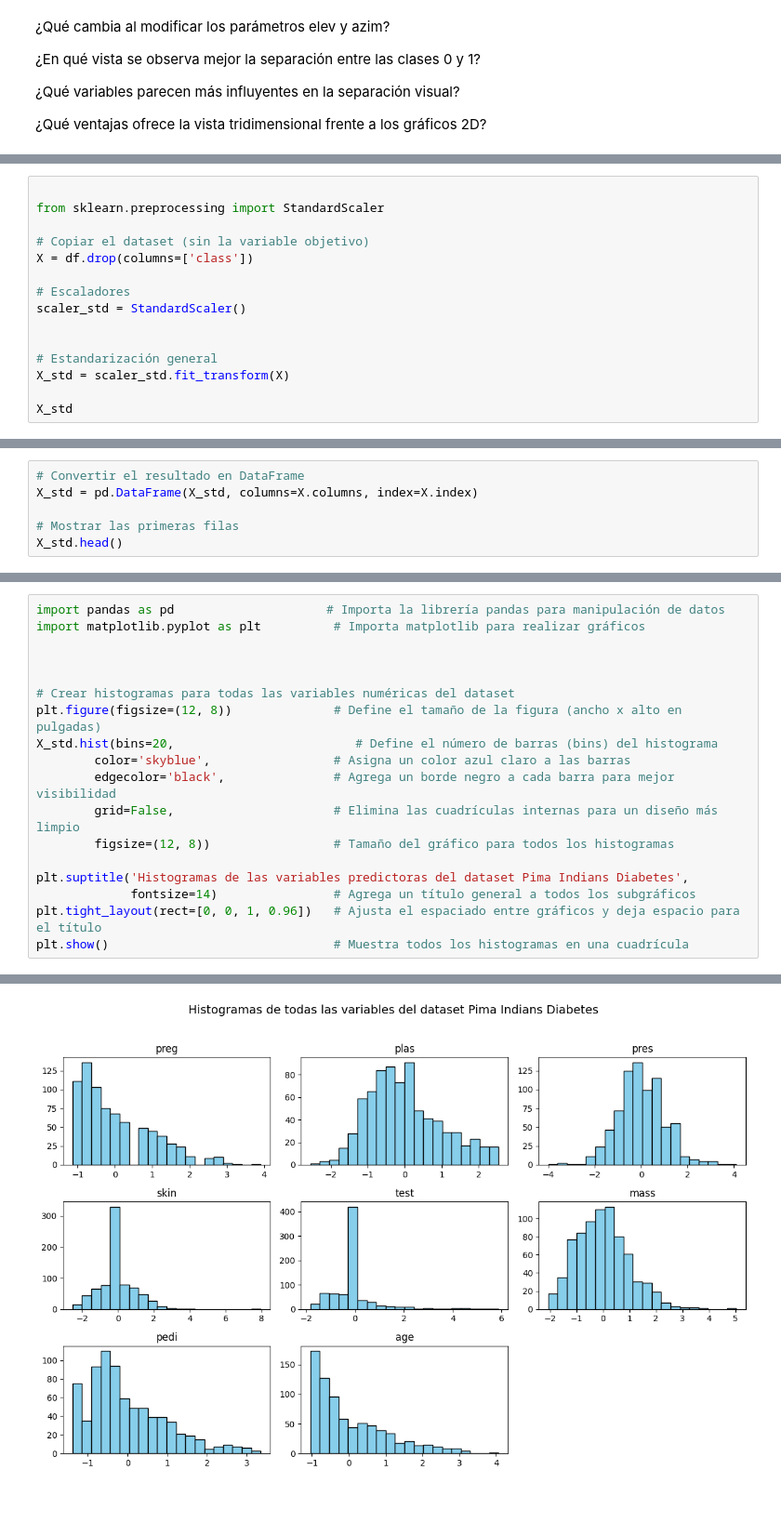
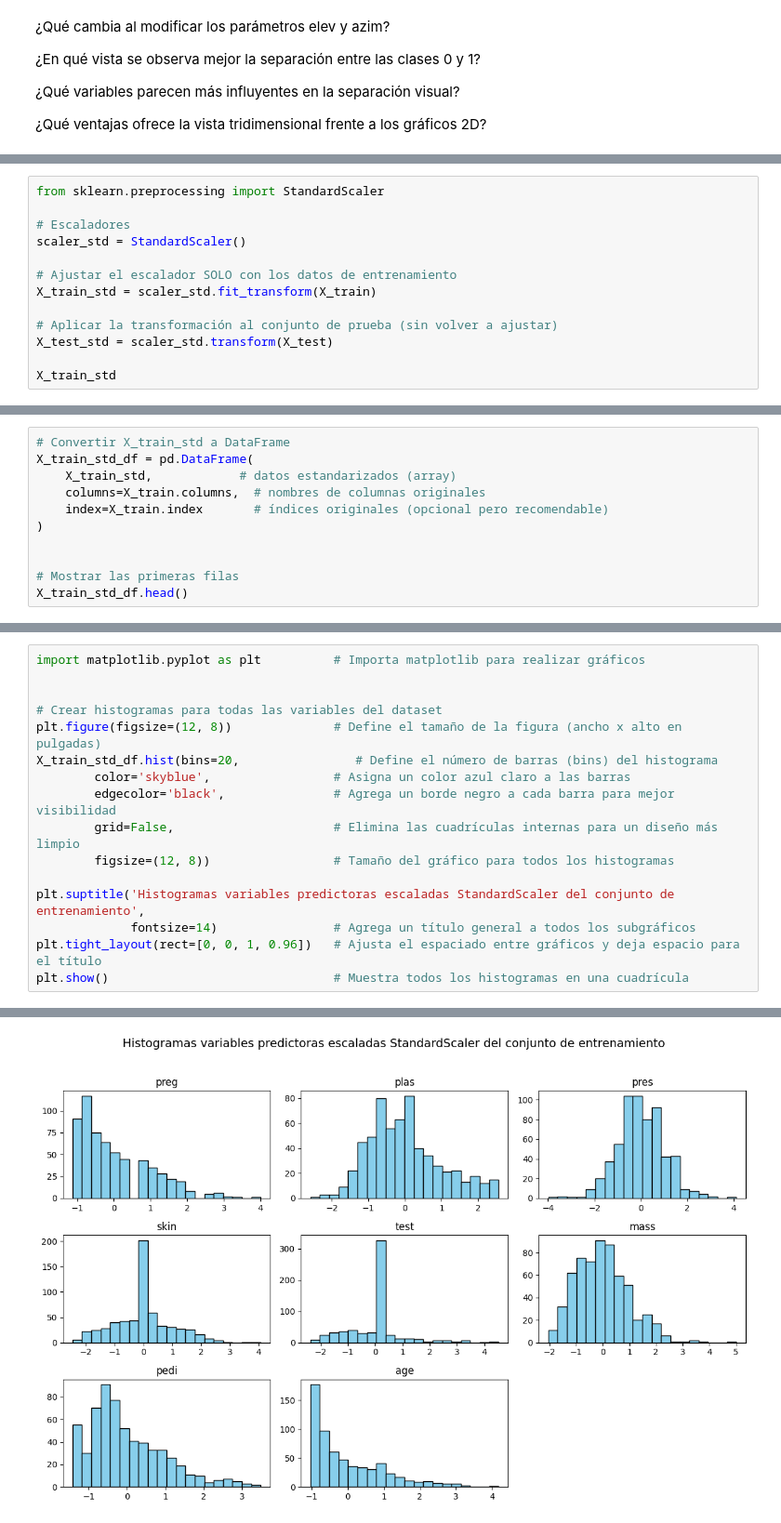
Before and after one commit to JavierPeraltaAzagra/Big-Data-e-IA, a Jupyter notebook: Sistemas de aprendizaje automático/RA2/practica2.ipynb, the cells around one changed output, grey strips where cells are left out. Shown at 93% size. Drawn from its saved outputs; the diff is of its cells as text.

```diff
--- a/Sistemas de aprendizaje automático/RA2/practica2.ipynb
+++ b/Sistemas de aprendizaje automático/RA2/practica2.ipynb
@@ -527,16 +757,14 @@ x_escalado = (x - u)/desv_tipica(x)
 # %%
-
 from sklearn.preprocessing import StandardScaler
-
-# Copiar el dataset (sin la variable objetivo)
-X = df.drop(columns=['class'])
 
 # Escaladores
 scaler_std = StandardScaler()
 
+# Ajustar el escalador SOLO con los datos de entrenamiento
+X_train_std = scaler_std.fit_transform(X_train)
 
-# Estandarización general
-X_std = scaler_std.fit_transform(X)
+# Aplicar la transformación al conjunto de prueba (sin volver a ajustar)
+X_test_std = scaler_std.transform(X_test)
 
-X_std
+X_train_std
 # %% [output]
@@ -556,8 +784,13 @@ array([[-0.8427863 ,  0.86468705, -0.03351824, ...,  0.16629174,
 # %%
-# Convertir el resultado en DataFrame
-X_std = pd.DataFrame(X_std, columns=X.columns, index=X.index)
+# Convertir X_train_std a DataFrame
+X_train_std_df = pd.DataFrame(
+    X_train_std,            # datos estandarizados (array)
+    columns=X_train.columns,  # nombres de columnas originales
+    index=X_train.index       # índices originales (opcional pero recomendable)
+)
+
 
 # Mostrar las primeras filas
-X_std.head()
+X_train_std_df.head()
 # %% [output]
 |  | preg | plas | pres | skin | test | mass | pedi | age |
@@ -569,21 +814,19 @@ X_std.head()
 # %%
-import pandas as pd                     # Importa la librería pandas para manipulación de datos
 import matplotlib.pyplot as plt          # Importa matplotlib para realizar gráficos
 
 
-
-# Crear histogramas para todas las variables numéricas del dataset
+# Crear histogramas para todas las variables del dataset
 plt.figure(figsize=(12, 8))              # Define el tamaño de la figura (ancho x alto en pulgadas)
-X_std.hist(bins=20,                         # Define el número de barras (bins) del histograma
+X_train_std_df.hist(bins=20,                # Define el número de barras (bins) del histograma
         color='skyblue',                 # Asigna un color azul claro a las barras
         edgecolor='black',               # Agrega un borde negro a cada barra para mejor visibilidad
         grid=False,                      # Elimina las cuadrículas internas para un diseño más limpio
         figsize=(12, 8))                 # Tamaño del gráfico para todos los histogramas
 
-plt.suptitle('Histogramas de las variables predictoras del dataset Pima Indians Diabetes',
+plt.suptitle('Histogramas variables predictoras escaladas StandardScaler del conjunto de entrenamiento',
              fontsize=14)                # Agrega un título general a todos los subgráficos
 plt.tight_layout(rect=[0, 0, 1, 0.96])   # Ajusta el espaciado entre gráficos y deja espacio para el título
 plt.show()                               # Muestra todos los histogramas en una cuadrícula
 # %% [output]
 <Figure size 1200x800 with 0 Axes>
-[figure, old version]
+[figure, new version]
```
Also changed, not shown: parts of 48 cells of this notebook.
